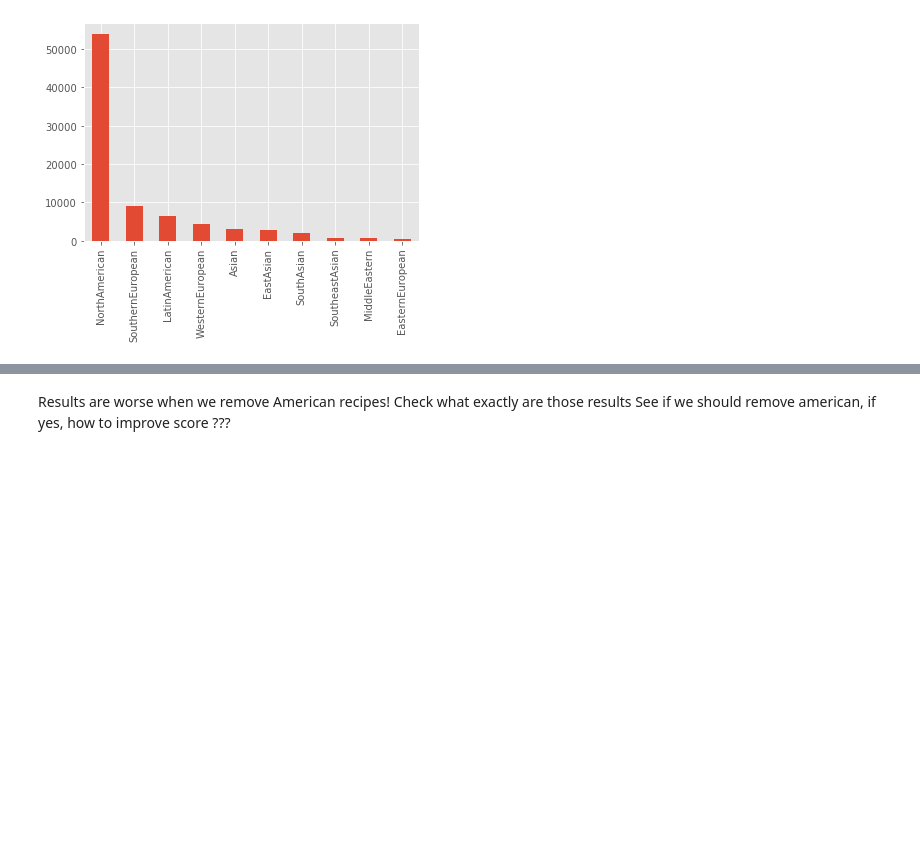
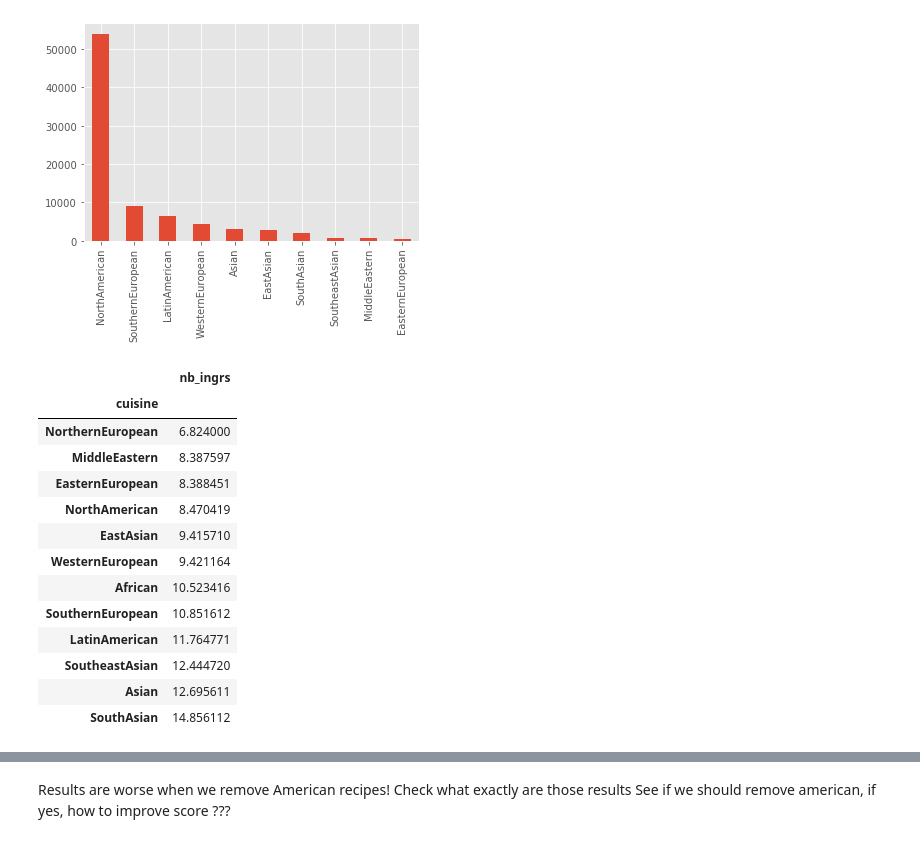
Before and after one commit to catherning/food_recipe_gen, a Jupyter notebook: cuisine_classification/data_analysis.ipynb, the cells around one changed output, grey strips where cells are left out. Cells and saved outputs as stored; diff of their text form; code cells hidden in the pictures; blank space fills up the shorter version.

```diff
--- a/cuisine_classification/data_analysis.ipynb
+++ b/cuisine_classification/data_analysis.ipynb
@@ -86 +64,18 @@ df_train["nb_ingrs"]=[len(x) for x in df_train["ingredients"]]
+# %%
+df_train[["cuisine","nb_ingrs"]].groupby(["cuisine"]).mean().sort_values(by="nb_ingrs")
+# %% [output]
+|  | nb_ingrs |
+| cuisine |  |
+| NorthernEuropean | 6.824000 |
+| MiddleEastern | 8.387597 |
+| EasternEuropean | 8.388451 |
+| NorthAmerican | 8.470419 |
+| EastAsian | 9.415710 |
+| WesternEuropean | 9.421164 |
+| African | 10.523416 |
+| SouthernEuropean | 10.851612 |
+| LatinAmerican | 11.764771 |
+| SoutheastAsian | 12.444720 |
+| Asian | 12.695611 |
+| SouthAsian | 14.856112 |
 # %%
```
Also changed, not shown: parts of 7 cells of this notebook, 2 other files.
